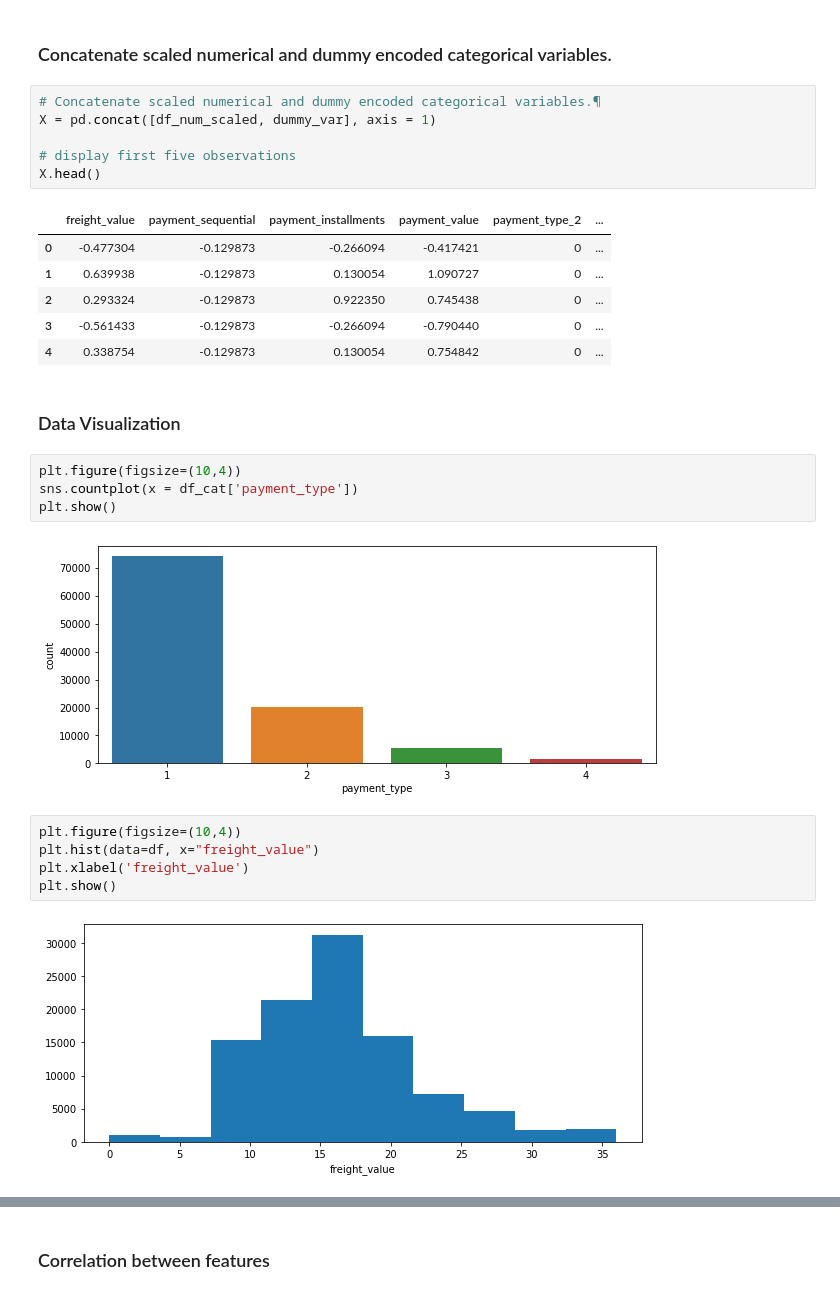
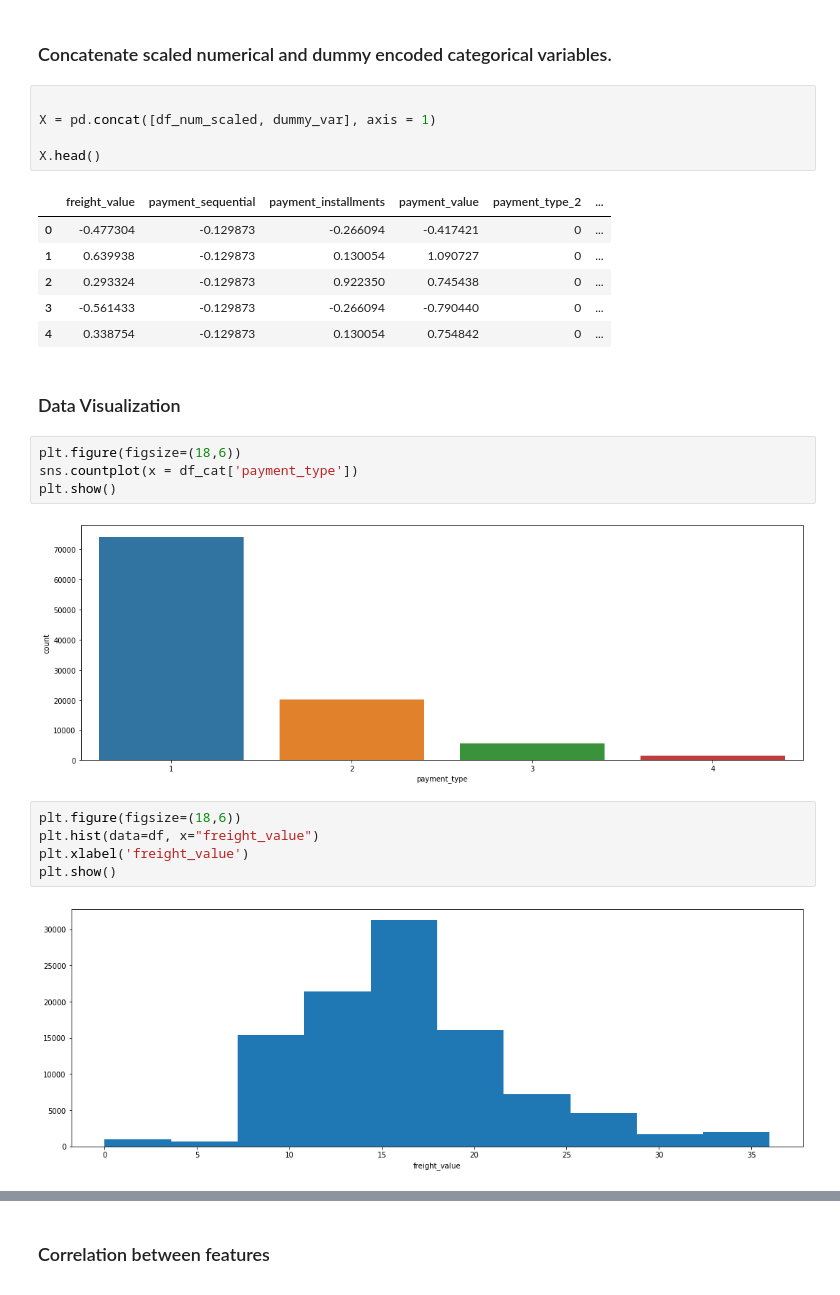
Before and after one commit to rajatgadge/Case-Study, a Jupyter notebook: Case Study.ipynb, the cells around one changed output, grey strips where cells are left out. Cells and saved outputs as stored; diff of their text form.

```diff
--- a/Case Study.ipynb
+++ b/Case Study.ipynb
@@ -148,10 +144,9 @@ y = (df_target - df_target.mean()) / df_target.std()
 # %% [markdown]
 ### Concatenate scaled numerical and dummy encoded categorical variables.
 # %%
-# Concatenate scaled numerical and dummy encoded categorical variables.¶
+
 X = pd.concat([df_num_scaled, dummy_var], axis = 1)
 
-# display first five observations
 X.head()
 # %% [output]
 |  | freight_value | payment_sequential | payment_installments | payment_value | payment_type_2 | ... |
@@ -163,16 +158,16 @@ X.head()
 # %% [markdown]
 ### Data Visualization
 # %%
-plt.figure(figsize=(10,4))
+plt.figure(figsize=(18,6))
 sns.countplot(x = df_cat['payment_type'])
 plt.show()
 # %% [output]
-[figure, old version]
+[figure, new version]
 # %%
-plt.figure(figsize=(10,4))
+plt.figure(figsize=(18,6))
 plt.hist(data=df, x="freight_value")
 plt.xlabel('freight_value')
 plt.show()
 # %% [output]
-[figure, old version]
+[figure, new version]
 # %%
```
Also changed, not shown: parts of 24 cells of this notebook.
